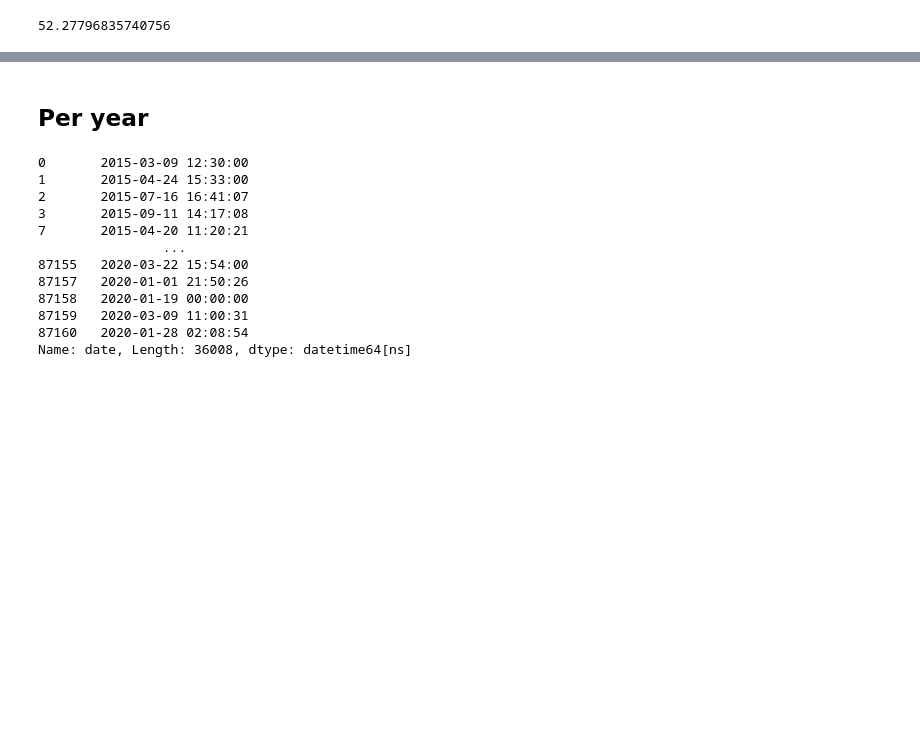
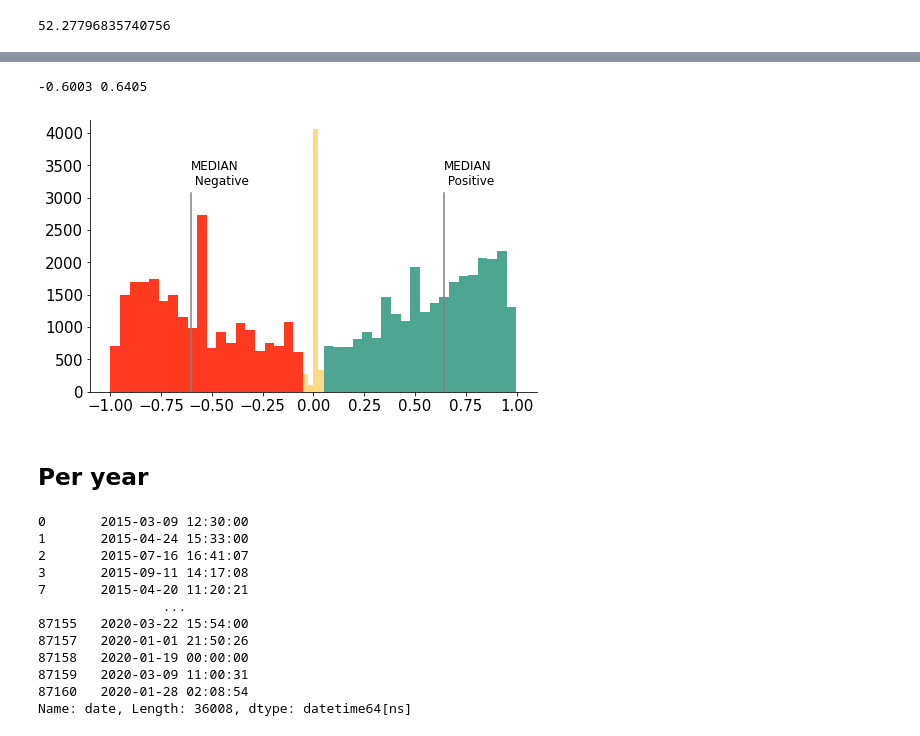
Before and after one commit to epfl-ada/ada-2021-project-concatsanddogs, a Jupyter notebook: Top_to_bottom.ipynb, the cells around one changed output, grey strips where cells are left out. Saved outputs shown, nothing was run; the diff lists cells and outputs as text; code cells hidden in the pictures; blank space fills up the shorter version.

```diff
--- a/Top_to_bottom.ipynb
+++ b/Top_to_bottom.ipynb
@@ -242,0 +233,10 @@ pos_per
+# %%
+def polarized_median(df):
+    #subsets dataframe sentiments
+    lim = 0.05
+    df_neg = df[df['sentiment']<-0.05]
+    df_pos = df[df['sentiment']>0.05]
+    df_neu = df[(df['sentiment']>-0.05) & (df['sentiment']<0.05)]
+    neg_median = df_neg['sentiment'].describe()['50%']
+    pos_median = df_pos['sentiment'].describe()['50%']
+    return (neg_median,pos_median)
@@ -243,3 +286,49 @@ pos_per
+# %%
+#separate three color
+lim = 0.05
+df_neg = df[df['sentiment']<-lim]
+df_pos = df[df['sentiment']>lim]
+df_neu = df[(df['sentiment']>-lim) & (df['sentiment']<lim)]
+# Just write the name of the font
+mpl.rcParams['font.sans-serif'] = 'Lato'
+plt.rcParams['font.size'] = 15
+plt.rcParams["figure.figsize"] = (25,5)
+# Hide grid lines
+
+n = 20
+ax1 = df_neg['sentiment'].hist(bins=n, figsize = [8,5],color ='#FF3A20')
+df_pos['sentiment'].hist(bins=n, figsize = [8,5],color='#4EA692')
+df_neu['sentiment'].hist(bins=4, figsize = [8,5],alpha=0.5,color='#FFB60A')#opacity low for neutral
+#limit
+ax1.set_ylim(0,4200)
+#plt.box(False)#ax1.axis('off')
+# Hide the right and top spines
+ax1.spines['right'].set_visible(False)
+ax1.spines['top'].set_visible(False)
+ax1.spines['left'].set_visible(True)
+# Only show ticks on the left and bottom spines
+#ax1.yaxis.set_ticks_position('left')
+ax1.xaxis.set_ticks_position('bottom')
+
+plt.grid(False)
+#get medians
+(neg_median,pos_median) = polarized_median(df)
+
+print(neg_median,pos_median)
+#OTHER COLOR BLUE
+#58699D
+#vertical line to legend
+plt.axvline(x=neg_median, ymin=0, ymax=0.73,color = 'Gray')
+plt.axvline(x=pos_median, ymin=0, ymax=0.73,color = 'Gray')
+#legends on it
+plt.text(neg_median, 3200, 'MEDIAN\n Negative ', fontsize=12)
+plt.text(pos_median, 3200, 'MEDIAN\n Positive ', fontsize=12)
+fig1 = plt.gcf()
+plt.show()
+fig1.savefig('img/all_quotes_with_medians.png')
+# %% [output]
+-0.6003 0.6405
+[figure, added]
 # %% [markdown]
 ## Per year
 # %%
```
Also changed, not shown: parts of 26 cells of this notebook.
